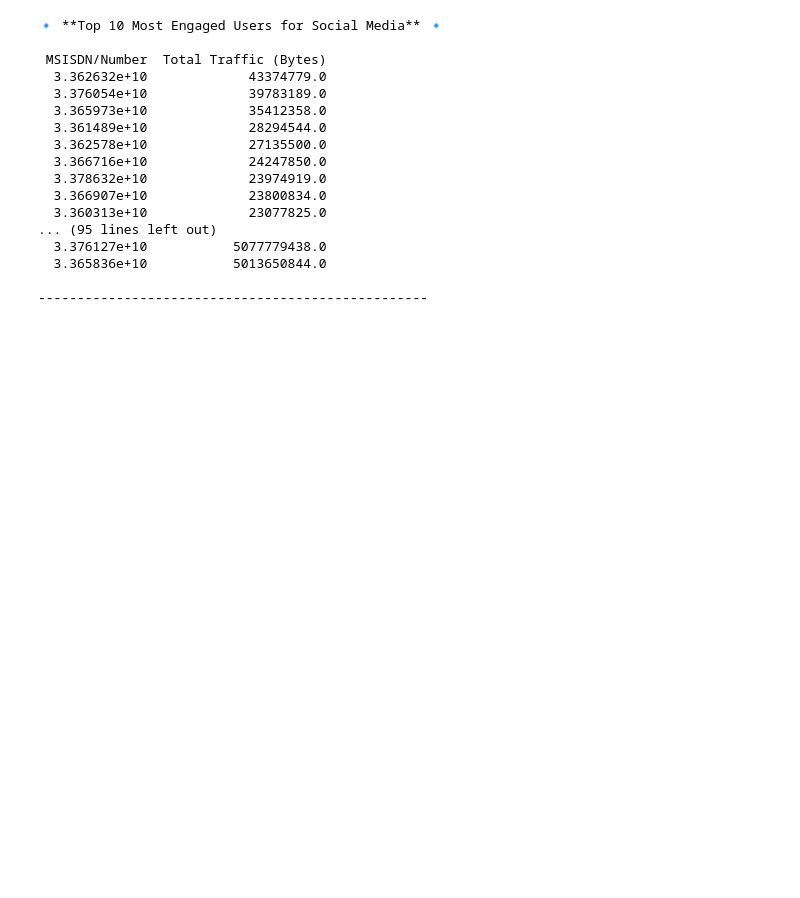
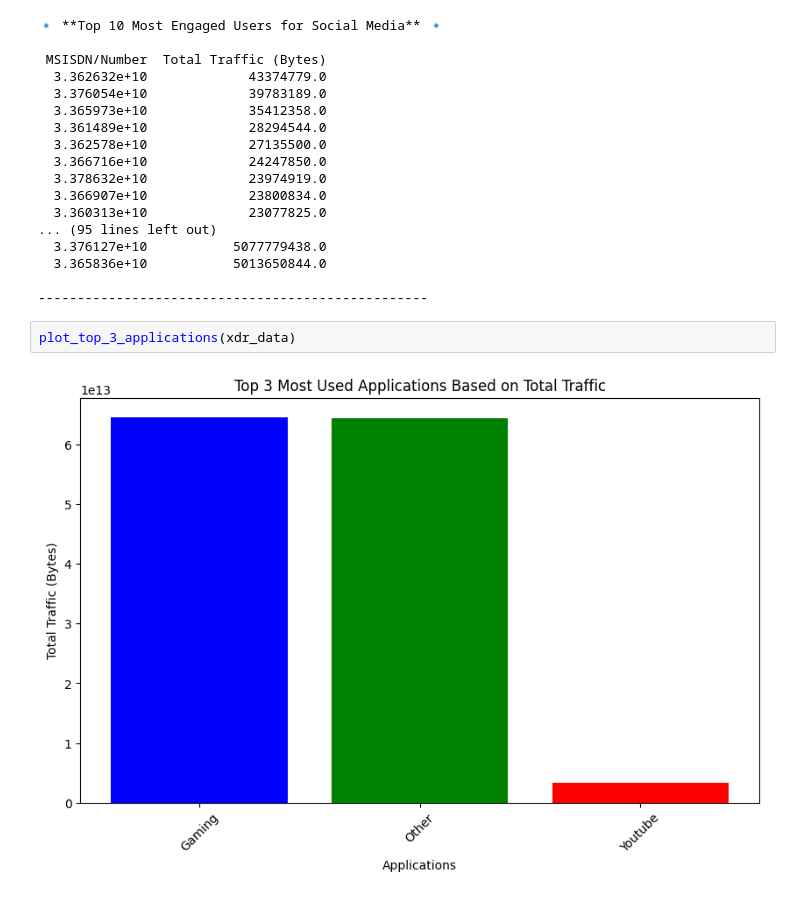
Before and after one commit to b-sam16/Telco-Business-Insights, a Jupyter notebook: notebooks/user_engagement_analysis.ipynb, the cells around one changed output. Drawn from its saved outputs; the diff is of its cells as text; blank space fills up the shorter version.

Commit message:
Add Plot the top 3 most used applications

```diff
--- a/notebooks/user_engagement_analysis.ipynb
+++ b/notebooks/user_engagement_analysis.ipynb
@@ -130,3 +130,7 @@ for app, df in top_users.items():
   3.365836e+10           5013650844.0
 
 --------------------------------------------------
+# %%
+plot_top_3_applications(xdr_data)
+# %% [output]
+[figure, added]
```
Also changed, not shown: parts of 1 cell of this notebook, 1 other file.
